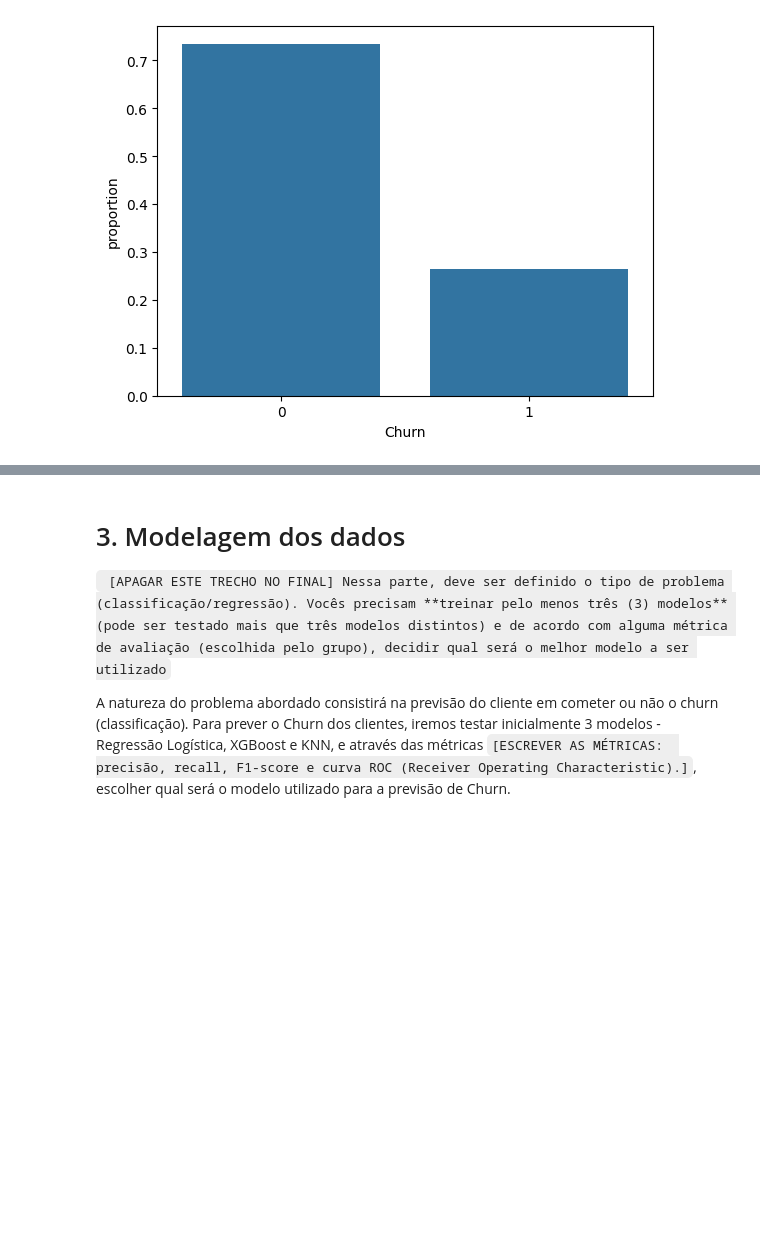
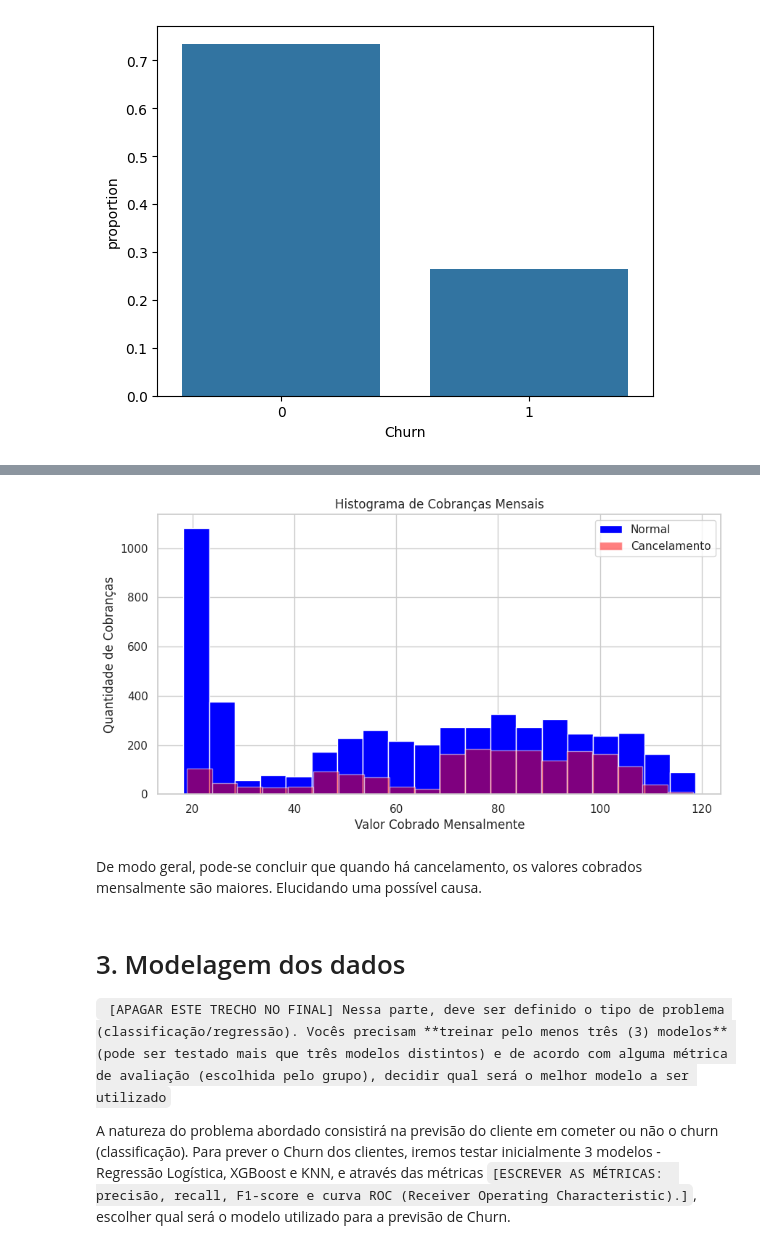
Before and after one commit to KarenAlmeida23/vendasML, a Jupyter notebook: Churn_Telco.ipynb, the cells around one changed output, grey strips where cells are left out. Cells and saved outputs as stored; diff of their text form; code cells hidden in the pictures; blank space fills up the shorter version.

```diff
--- a/Churn_Telco.ipynb
+++ b/Churn_Telco.ipynb
@@ -275,3 +347,18 @@ sns.barplot(y.value_counts(normalize=True))
+# %%
+plt.figure(figsize=(10, 5))
+plt.hist(normais, bins=20, label='Normal', color='blue')
+plt.hist(cancelamentos, bins=20, alpha=0.5, label='Cancelamento', color='red')
+
+plt.xlabel('Valor Cobrado Mensalmente')
+plt.ylabel('Quantidade de Cobranças')
+plt.title('Histograma de Cobranças Mensais')
+plt.legend()
+
+plt.show()
+# %% [output]
+[figure, added]
+# %% [markdown]
+De modo geral, pode-se concluir que quando há cancelamento, os valores cobrados mensalmente são maiores. Elucidando uma possível causa.
 # %% [markdown]
 
 # 3. Modelagem dos dados
```
Also changed, not shown: parts of 9 cells of this notebook.
